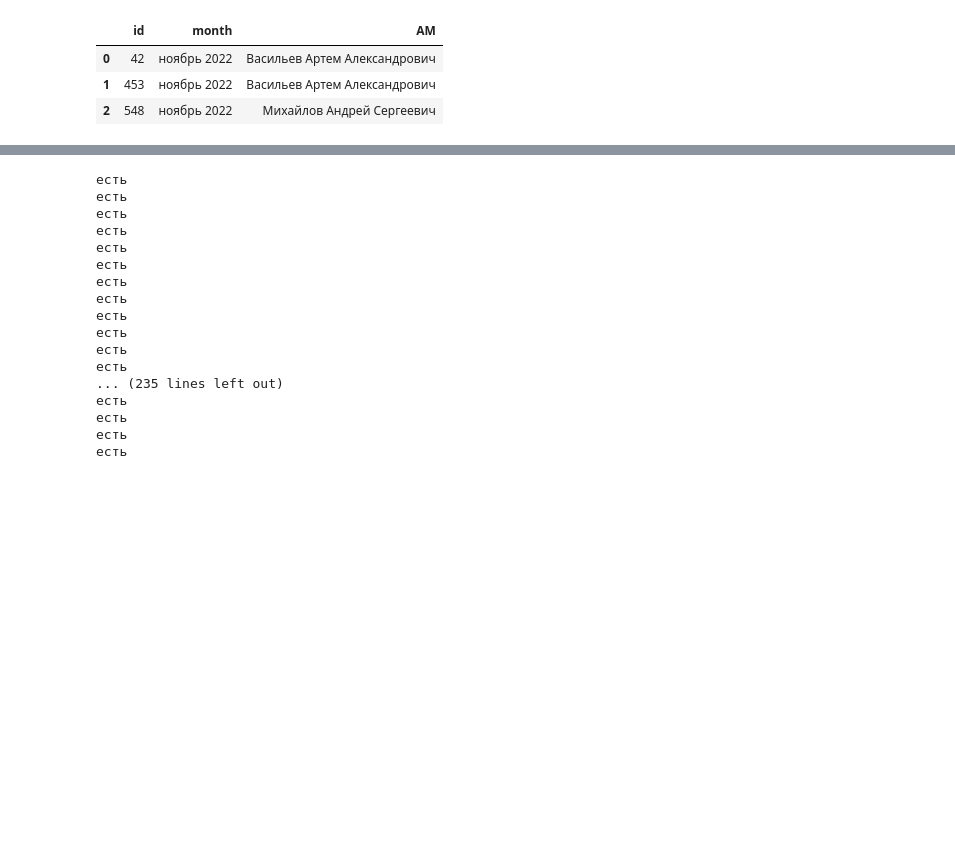
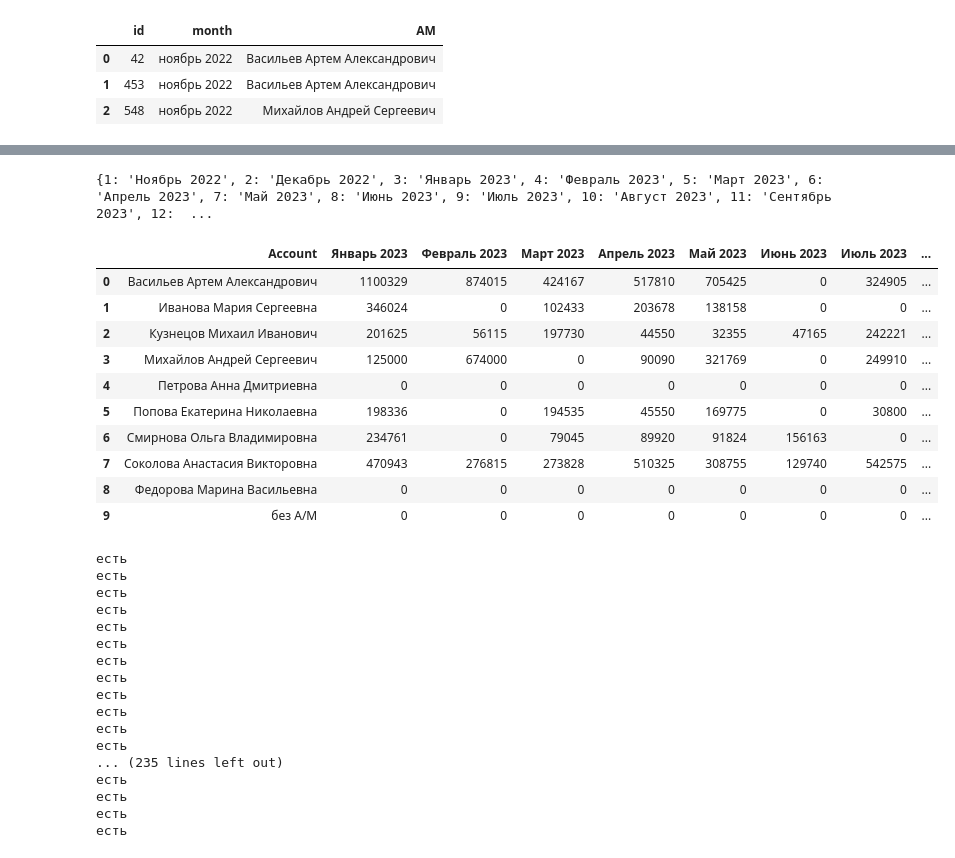
Before and after one commit to azot81/prolongation_analysis, a Jupyter notebook: report_task.ipynb, the cells around one changed output, grey strips where cells are left out. Cells and saved outputs as stored; diff of their text form; code cells hidden in the pictures; blank space fills up the shorter version.

Commit message:
started create DataFrame for report

```diff
--- a/report_task.ipynb
+++ b/report_task.ipynb
@@ -168,0 +160,38 @@ for col in range(1, 17) :
+# %%
+dict_managers_months_first = {}
+
+# 1-Я ПРОЛОНГАЦ по менеджерам
+# создадим словать, где <key-порядковый по range> и <value-название месяца>
+dict_months = {}
+for n in range(1, 17):
+    dict_months[n] = pay_data.columns[n]
+
+# создадим first_prolongation как копию pay_data
+first_prolongation = pay_data.copy()
+
+# в Ноябре 2022 сразу проставим 1-ый коэф как ноль
+first_prolongation['Ноябрь 2022'] = first_prolongation['Ноябрь 2022'].apply(lambda x: 0)
+
+# пройдёмся циклом по порядку номера месяца
+for col in range(2, 17) :
+    # и пройдёмся циклом по всем индексам first_prolongation
+    for string in first_prolongation.index :
+        #
+        if close_month_data.iloc[string, (col - 1)] == False:
+            first_prolongation.at[string, dict_months[col]] = 0
+
+# для подсчёта количества пролонгированных проектов в 1-ый месяц создадим таблицу
+first_cnt_prolong = first_prolongation.copy()
+
+first_prolongation = first_prolongation.groupby(by='Account', as_index=False).sum()
+
+first_prolongation = first_prolongation.drop(['id', 'Ноябрь 2022', 'Декабрь 2022', 'Январь 2024', 'Февраль 2024'], axis=1)
+#first_prolongation = first_prolongation.drop([0], axis=0)
+# %%
+dict_months = {}
+for n in range(1, 17):
+    dict_months[n] = pay_data.columns[n]
+
+print(dict_months)
+# %% [output]
+{1: 'Ноябрь 2022', 2: 'Декабрь 2022', 3: 'Январь 2023', 4: 'Февраль 2023', 5: 'Март 2023', 6: 'Апрель 2023', 7: 'Май 2023', 8: 'Июнь 2023', 9: 'Июль 2023', 10: 'Август 2023', 11: 'Сентябрь 2023', 12:  ...
@@ -188,6 +237,20 @@ first_prolongation = first_prolongation.groupby(by='Account', as_index=False).su
 
 first_prolongation = first_prolongation.drop(['id', 'Ноябрь 2022', 'Декабрь 2022', 'Январь 2024', 'Февраль 2024'], axis=1)
 #first_prolongation = first_prolongation.drop([0], axis=0)
+# %%
+first_prolongation
+# %% [output]
+|  | Account | Январь 2023 | Февраль 2023 | Март 2023 | Апрель 2023 | Май 2023 | Июнь 2023 | Июль 2023 | ... |
+| 0 | Васильев Артем Александрович | 1100329 | 874015 | 424167 | 517810 | 705425 | 0 | 324905 | ... |
+| 1 | Иванова Мария Сергеевна | 346024 | 0 | 102433 | 203678 | 138158 | 0 | 0 | ... |
+| 2 | Кузнецов Михаил Иванович | 201625 | 56115 | 197730 | 44550 | 32355 | 47165 | 242221 | ... |
+| 3 | Михайлов Андрей Сергеевич | 125000 | 674000 | 0 | 90090 | 321769 | 0 | 249910 | ... |
+| 4 | Петрова Анна Дмитриевна | 0 | 0 | 0 | 0 | 0 | 0 | 0 | ... |
+| 5 | Попова Екатерина Николаевна | 198336 | 0 | 194535 | 45550 | 169775 | 0 | 30800 | ... |
+| 6 | Смирнова Ольга Владимировна | 234761 | 0 | 79045 | 89920 | 91824 | 156163 | 0 | ... |
+| 7 | Соколова Анастасия Викторовна | 470943 | 276815 | 273828 | 510325 | 308755 | 129740 | 542575 | ... |
+| 8 | Федорова Марина Васильевна | 0 | 0 | 0 | 0 | 0 | 0 | 0 | ... |
+| 9 | без А/М | 0 | 0 | 0 | 0 | 0 | 0 | 0 | ... |
 # %%
 # 1-ОЕ КОЛ-ВО ПРОЕКТОВ К ПРОЛОНГАЦИИ
 first_cnt_project = close_month_data.copy()
```
Also changed, not shown: parts of 18 cells of this notebook.
